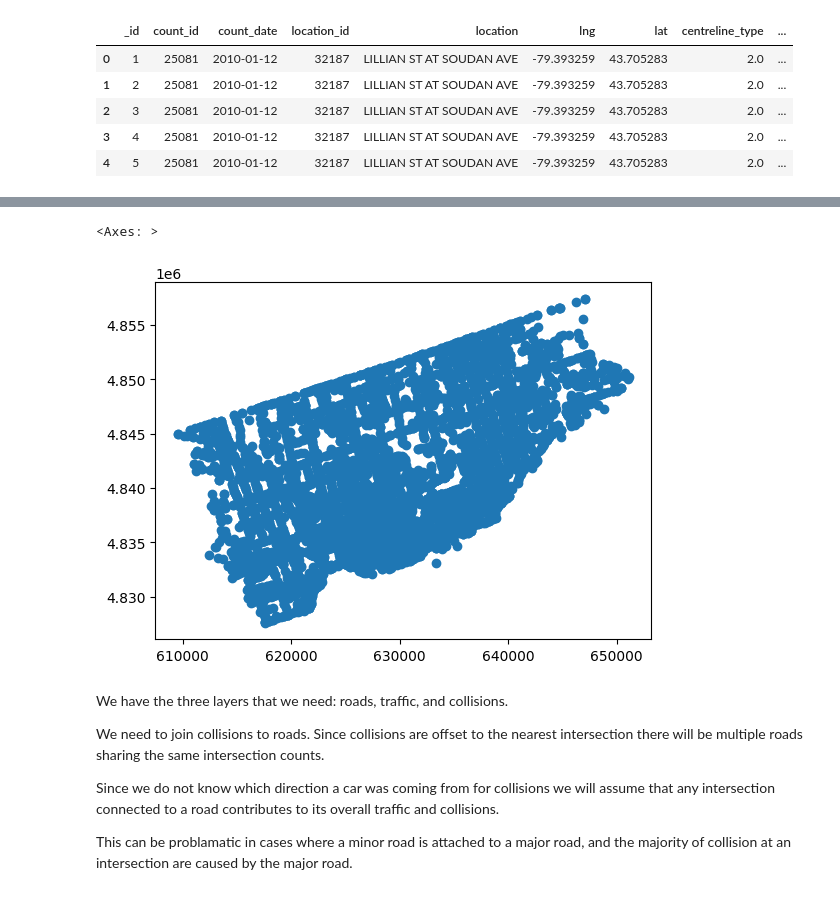
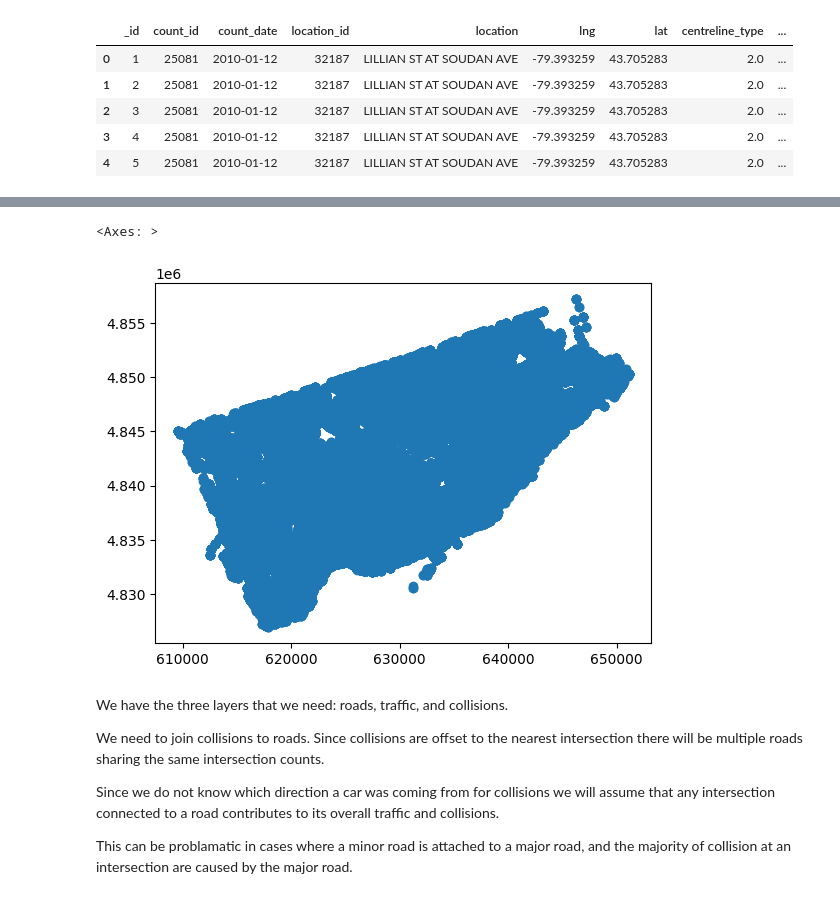
Before and after one commit to naorella/GIS_Showcase, a Jupyter notebook: template.ipynb, the cells around one changed output, grey strips where cells are left out. Cells and saved outputs as stored; diff of their text form; code cells hidden in the pictures.

```diff
--- a/template.ipynb
+++ b/template.ipynb
@@ -174,0 +187,12 @@ collision_agg.head()
+# %%
+collision_agg = collision.groupby(['OCC_YEA5','geometry']).agg({'_id1': 'max',
+                                                            'HOOD_1512': pd.Series.mode,
+                                                            'NEIGHBO13': pd.Series.mode,
+                                                            'LONG_WG14': pd.Series.mode, 'LAT_WGS15': pd.Series.mode,
+                                                            'motorcol':'sum',
+                                                            'fatals':'sum',
+                                                            'injuries': 'sum'})
+collision_agg = collision_agg.reset_index()
+collision_agg = collision_agg.rename(columns={'OCC_YEA5':'year'})
+collision_agg = collision_agg.drop(columns=['geometry'])
+collision_agg.head(-5)
@@ -175,13 +213,12 @@ collision_agg.head()
 # %%
 #plot our new data
-collision_agg = gpd.GeoDataFrame(collision_agg, geometry=points)
+collision_agg = gpd.GeoDataFrame(collision_agg, geometry=gpd.points_from_xy(collision_agg.LONG_WG14, collision_agg.LAT_WGS15), crs='EPSG:4326')
 #using metadate (filename) to initialize the data with the proper projection
-collision_agg.crs = {'init': 'epsg:4326'}
 collision_26917 = collision_agg.to_crs(epsg=26917)
 collision_26917.plot()
 # %% [output]
 <Axes: >
-[figure, old version]
+[figure, new version]
 # %% [markdown]
 We have the three layers that we need: roads, traffic, and collisions.
 
```
Also changed, not shown: parts of 16 cells of this notebook.
